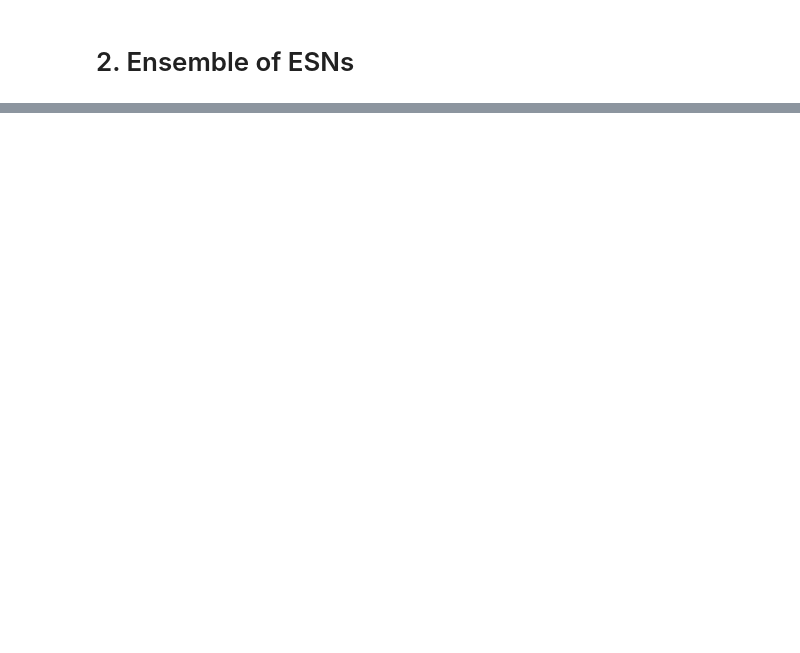
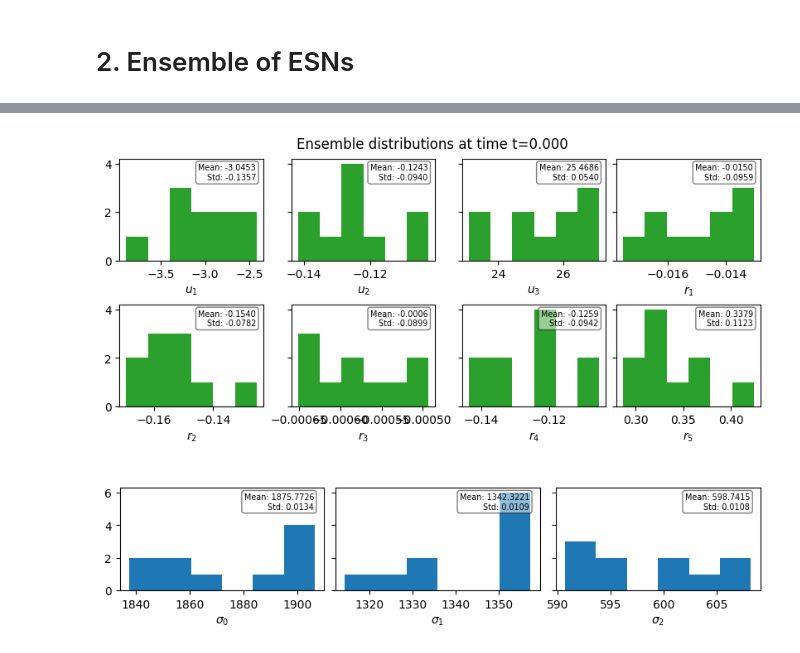
Before and after one commit to andreanovoa/real-time-bias-aware-DA, a Jupyter notebook: scripts/tutorials/0_How_to_repo/02_Class_ESN_model.ipynb, the cells around one changed output, grey strips where cells are left out. Saved outputs shown, nothing was run; the diff lists cells and outputs as text; code cells hidden in the pictures; blank space fills up the shorter version.

```diff
--- a/scripts/tutorials/0_How_to_repo/02_Class_ESN_model.ipynb
+++ b/scripts/tutorials/0_How_to_repo/02_Class_ESN_model.ipynb
@@ -149,10 +196,11 @@ from ensemble import Ensemble
 m = 10
 ensemble = Ensemble(parent_model=model_new,
                     m=m,
-                    std_phi=0.01,
+                    std_phi=0.1,
                     est_alpha=['Wout'], # Select the ensemble varying parameters
-                    std_alpha=0.1,  # the parameters uncertainty can also be defined individually in a dictionary
+                    std_alpha=0.02,  # the parameters uncertainty can also be defined individually in a dictionary
                     # alpha_distr='uniform'
                    )
 
 ensemble.visualize_state(max_modes=6)
+# %% [output]
@@ -159,2 +209,3 @@ ensemble.visualize_state(max_modes=6)
+[figure, added]
 # %%
 # from plot_results import plot_obs_timeseries, plot_parameters
```
Also changed, not shown: parts of 12 cells of this notebook, 7 other files.
